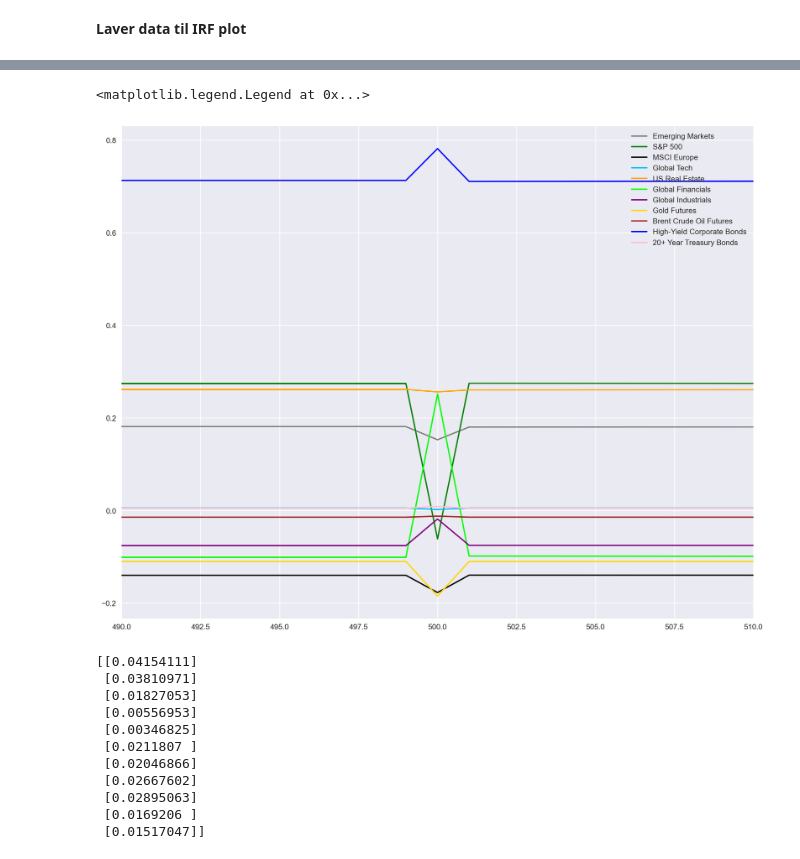
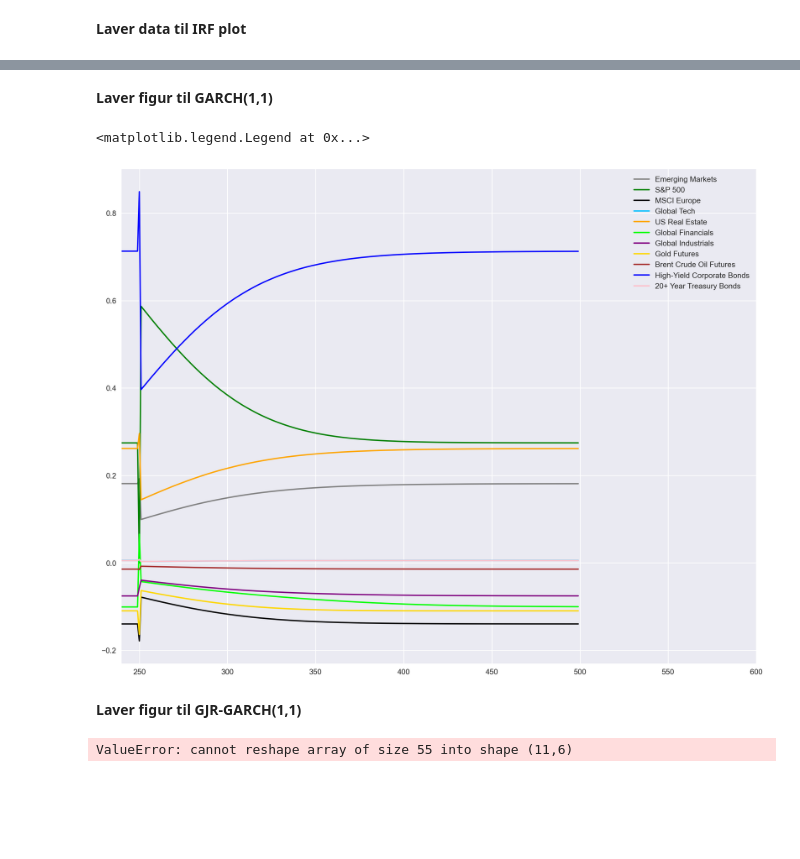
Before and after one commit to neriksen/thesis, a Jupyter notebook: Simulations/IRF.ipynb, the cells around one changed output, grey strips where cells are left out. Cells and saved outputs as stored; diff of their text form; code cells hidden in the pictures; blank space fills up the shorter version.

Commit message:
IFR plotter klar og simulation performance klar

```diff
--- a/Simulations/IRF.ipynb
+++ b/Simulations/IRF.ipynb
@@ -55,8 +43,2 @@ mu, o, al, be, ka, shape, dcca, dccb, joint_shape = db.parse_garch_coef(coef, 11
 # %% [markdown]
 **Laver data til IRF plot**
-# %%
-t=1000
-mu_T=mu.transpose()
-irf_data=pd.DataFrame(mu_T.repeat(t,axis=0),columns=asset_names)
-#Indsætter chok
-irf_data.iloc[int(t/2),1]=8
@@ -70,0 +45,24 @@ irf_weights=db.calc_weights_garch_no_trading_cost(irf_omega_s)
+# %%
+def IRF_maker(GARCHTYPE,t,Asset_number,shock_size, coef, residuals, sigmas):
+    """
+    Makes data for an IRF plot with a GARCH type model using the data in the csv file and simulation
+
+    Variables:
+    t (int): the length of sample
+    Asset_number: The asset that receive the shock
+    shock_size: the stock to the mean
+    GARCHTYPE: sGARCH11, sGARCH10, gjrGARCH11
+    Residuals: Past residuals
+    Sigmas: Past sigmas
+    """
+    #unpacks paramters
+    mu, o, al, be, ka, shape, dcca, dccb, joint_shape = db.parse_garch_coef(coef, 11, GARCHTYPE)
+    mu_T=mu.transpose()
+    irf_data=pd.DataFrame(mu_T.repeat(t,axis=0),columns=asset_names)
+    #Indsætter chok
+    irf_data.iloc[int(t/2),Asset_number]=shock_size
+    #udregner omega
+    irf_omega_s=db.calc_Omega_ts(irf_data,sigmas,residuals, dcca, dccb, o, al, be, mu, ka)
+    #udregner vægte
+    irf_weights=db.calc_weights_garch_no_trading_cost(irf_omega_s)
+    return irf_weights
@@ -71,26 +75,31 @@ irf_weights=db.calc_weights_garch_no_trading_cost(irf_omega_s)
 # %%
-spread=10
+spread=100
+t=500
 #plt.style.use('seaborn')
 fig, ax = plt.subplots(1, 1, figsize=(15,12), dpi=190)
-ax.plot(irf_weights)
-ax.set_xlim(int(t/2-spread),int(t/2+spread))
+ax.plot(irf_weights_ARCH)
+ax.set_xlim(int(t/2-10),int(t/2+spread))
 ax.legend(asset_names, loc='upper right')
 #ax.set_xlabel('Returns')
 #ax.set_ylabel('Probability Density',loc='top', rotation = 0, labelpad = -110)
-# %% [output]
-<matplotlib.legend.Legend at 0x...>
-[figure, removed]
-# %%
-print(o)
-# %% [output]
-[[0.04154111]
- [0.03810971]
- [0.01827053]
- [0.00556953]
- [0.00346825]
- [0.0211807 ]
- [0.02046866]
- [0.02667602]
- [0.02895063]
- [0.0169206 ]
- [0.01517047]]
+# %% [markdown]
+**Laver figur til GARCH(1,1)**
+# %%
+coef_GARCH, residuals_GARCH, sigmas_GARCH= GARCH_MODEL("sGARCH",(1,1))
+# %%
+irf_weights_GARCH=IRF_maker("sGARCH11",500,1,100,coef_GARCH, residuals_GARCH, sigmas_GARCH)
+# %%
+spread=100
+t=500
+#plt.style.use('seaborn')
+fig, ax = plt.subplots(1, 1, figsize=(15,12), dpi=190)
+ax.plot(irf_weights_GARCH)
+ax.set_xlim(int(t/2-10),int(t/2+spread))
+ax.legend(asset_names, loc='upper right')
+#ax.set_xlabel('Returns')
+#ax.set_ylabel('Probability Density',loc='top', rotation = 0, labelpad = -110)
+# %% [output]
+<matplotlib.legend.Legend at 0x...>
+[figure, added]
+# %% [markdown]
+**Laver figur til GJR-GARCH(1,1)**
@@ -96,0 +108,4 @@ print(o)
+# %%
+irf_weights_GJRGARCH=IRF_maker("gjrGARCH11",500,1,100,coef_GJRGARCH, residuals_GJRGARCH, sigmas_GJRGARCH)
+# %% [output]
+ValueError: cannot reshape array of size 55 into shape (11,6)
```
Also changed, not shown: parts of 12 cells of this notebook, 1 other file.
